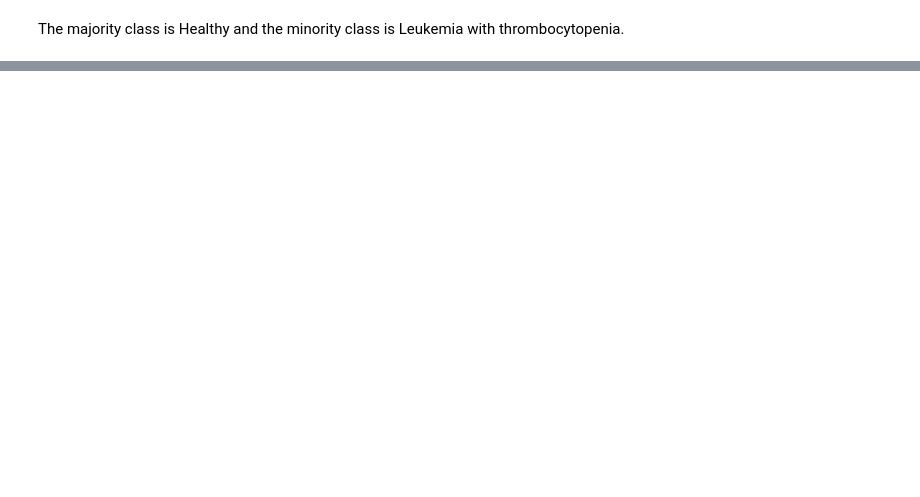
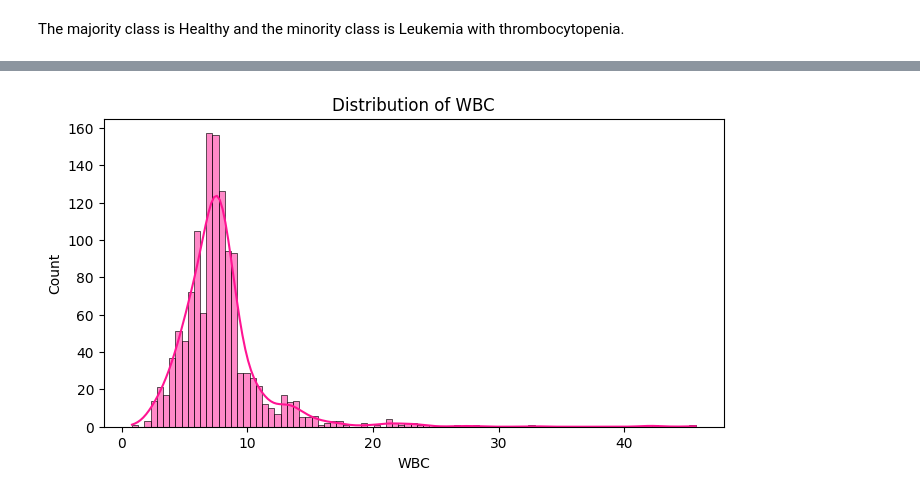
Before and after one commit to arkhash0309/HemoScope, a Jupyter notebook: Notebook.ipynb, the cells around one changed output, grey strips where cells are left out. Cells and saved outputs as stored; diff of their text form; code cells hidden in the pictures; blank space fills up the shorter version.

```diff
--- a/Notebook.ipynb
+++ b/Notebook.ipynb
@@ -95,0 +100,12 @@ The majority class is Healthy and the minority class is Leukemia with thrombocyt
+# %%
+def plot_distribution(column_name):
+    plt.figure(figsize=(8, 4))
+    sns.histplot(df[column_name], color='deeppink', kde=True)
+    plt.title("Distribution of {}".format(column_name))
+    plt.xlabel(column_name)
+    plt.ylabel("Count")
+    plt.show()
+# %%
+plot_distribution("WBC")
+# %% [output]
+[figure, added]
```
Also changed, not shown: parts of 49 cells of this notebook.
